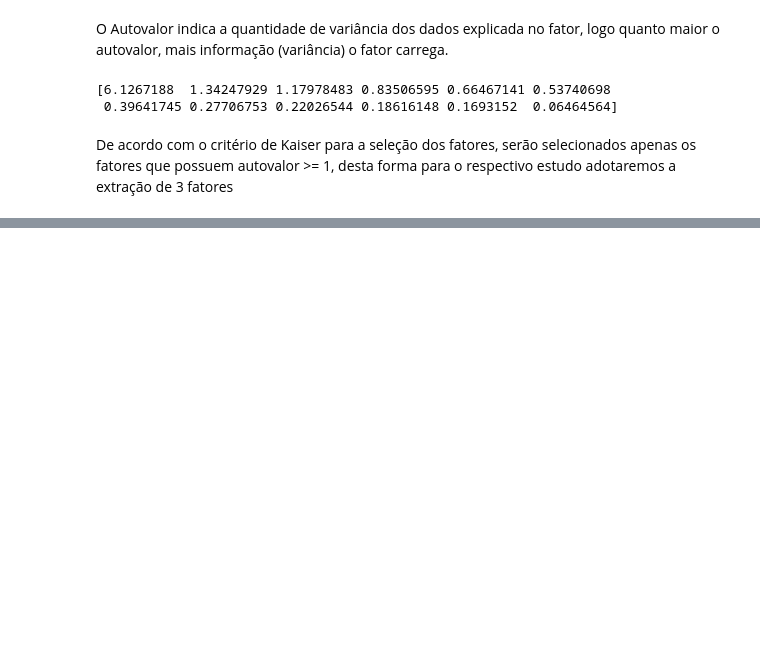
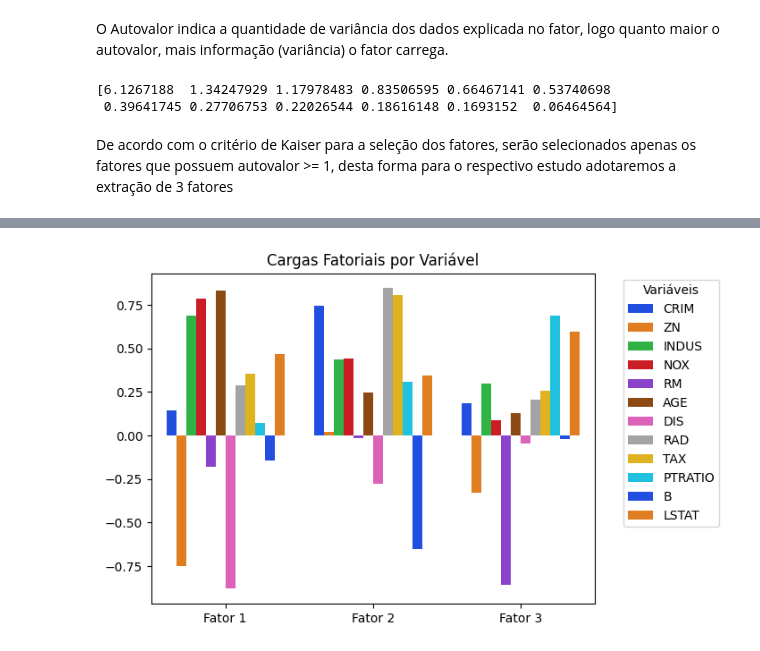
Before and after one commit to 1998-sys/Analise-Fatorial-e-PCA, a Jupyter notebook: notebooks/Analise_fatorial.ipynb, the cells around one changed output, grey strips where cells are left out. Cells and saved outputs as stored; diff of their text form; code cells hidden in the pictures; blank space fills up the shorter version.

```diff
--- a/notebooks/Analise_fatorial.ipynb
+++ b/notebooks/Analise_fatorial.ipynb
@@ -309,0 +311,11 @@ LSTAT    0.766884 -0.038983 -0.322758
+# %%
+cargas_graph = tabela_cargas.reset_index().melt(id_vars='index')
+
+sns.barplot(data=cargas_graph, x='variable', y='value', hue='index', palette='bright')
+plt.legend(title='Variáveis', bbox_to_anchor=(1.05, 1), loc='upper left')
+plt.title('Cargas Fatoriais por Variável', fontsize=12)
+plt.ylabel(ylabel=None)
+plt.xlabel(xlabel=None)
+plt.show()
+# %% [output]
+[figure, added]
```
Also changed, not shown: parts of 17 cells of this notebook.
